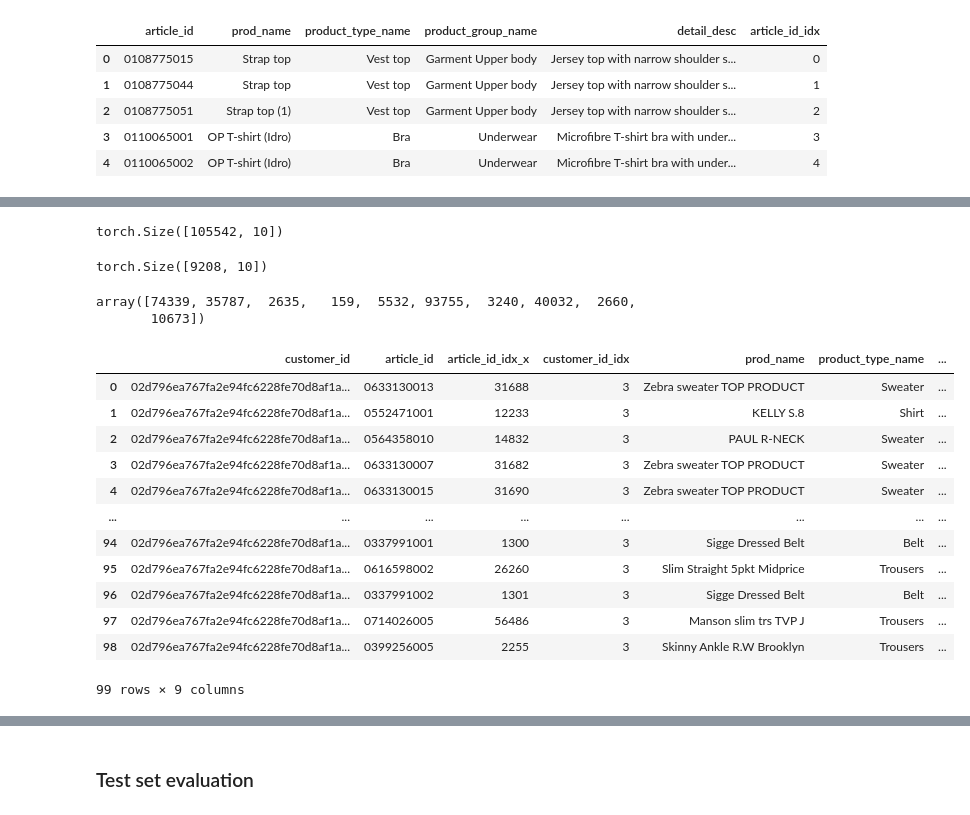
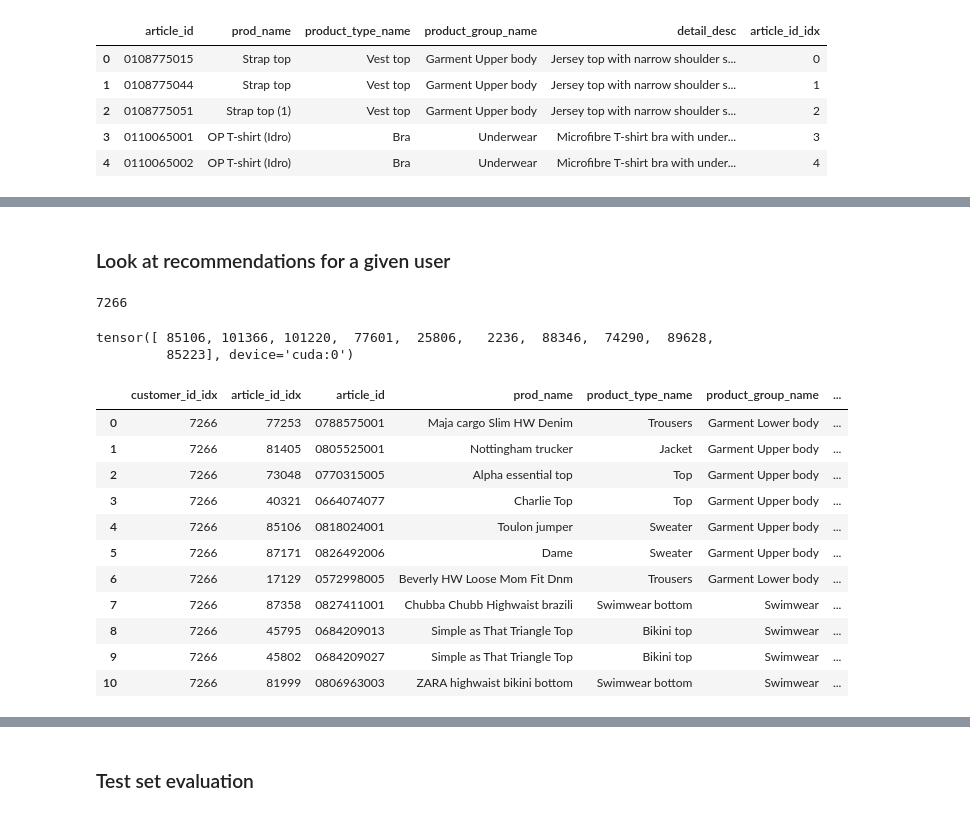
Before and after one commit to stevieg3/fashion-recommendations, a Jupyter notebook: notebooks/09-CF Weighted Matrix Factorisation.ipynb, the cells around one changed output, grey strips where cells are left out. Drawn from its saved outputs; the diff is of its cells as text; code cells hidden in the pictures.

```diff
--- a/notebooks/09-CF Weighted Matrix Factorisation.ipynb
+++ b/notebooks/09-CF Weighted Matrix Factorisation.ipynb
@@ -230,3 +240,5 @@ train_set.head()
+# %%
+train_set = train_set.copy()[train_set['t_dat'] > endm1 - datetime.timedelta(days=7*52)]
 # %%
 train_set_processed = train_set.copy()[['customer_id_idx', 'article_id_idx']].drop_duplicates(subset=['customer_id_idx', 'article_id_idx'])
 train_set_processed.shape
@@ -566,8 +592,0 @@ train_set_processed[train_set_processed['customer_id_idx'] == 0]
-# %%
-matrix_fact_model.item_embeddings.weight.shape
-# %% [output]
-torch.Size([105542, 10])
-# %%
-matrix_fact_model.user_embeddings.weight.shape
-# %% [output]
-torch.Size([9208, 10])
@@ -576,8 +593,7 @@ pred = torch.matmul(matrix_fact_model.user_embeddings.weight[3, :], matrix_fact_
-# %%
-k = 10
-
-closest_k = np.flip(np.argsort(pred))[:k]
-closest_k
-# %% [output]
-array([74339, 35787,  2635,   159,  5532, 93755,  3240, 40032,  2660,
-       10673])
+# %% [markdown]
+### Look at recommendations for a given user
+# %%
+sample_customer = train_set_processed.sample(n=1)['customer_id_idx'].item()
+sample_customer
+# %% [output]
+7266
@@ -584,20 +602,26 @@ array([74339, 35787,  2635,   159,  5532, 93755,  3240, 40032,  2660,
+# %%
+closest_k = torch.topk(pred, k=10).indices
+closest_k
+# %% [output]
+tensor([ 85106, 101366, 101220,  77601,  25806,   2236,  88346,  74290,  89628,
+         85223], device='cuda:0')
 # %%
-train_set_processed[train_set_processed['customer_id_idx'] == 3].merge(
+# Previous purchases
+train_set_processed[train_set_processed['customer_id_idx'] == sample_customer].merge(
     articles_df,
-    on='article_id'
+    on='article_id_idx'
 )
 # %% [output]
-|  | customer_id | article_id | article_id_idx_x | customer_id_idx | prod_name | product_type_name | ... |
-| 0 | 02d796ea767fa2e94fc6228fe70d8af1a... | 0633130013 | 31688 | 3 | Zebra sweater TOP PRODUCT | Sweater | ... |
-| 1 | 02d796ea767fa2e94fc6228fe70d8af1a... | 0552471001 | 12233 | 3 | KELLY S.8 | Shirt | ... |
-| 2 | 02d796ea767fa2e94fc6228fe70d8af1a... | 0564358010 | 14832 | 3 | PAUL R-NECK | Sweater | ... |
-| 3 | 02d796ea767fa2e94fc6228fe70d8af1a... | 0633130007 | 31682 | 3 | Zebra sweater TOP PRODUCT | Sweater | ... |
-| 4 | 02d796ea767fa2e94fc6228fe70d8af1a... | 0633130015 | 31690 | 3 | Zebra sweater TOP PRODUCT | Sweater | ... |
-| ... | ... | ... | ... | ... | ... | ... | ... |
-| 94 | 02d796ea767fa2e94fc6228fe70d8af1a... | 0337991001 | 1300 | 3 | Sigge Dressed Belt | Belt | ... |
-| 95 | 02d796ea767fa2e94fc6228fe70d8af1a... | 0616598002 | 26260 | 3 | Slim Straight 5pkt Midprice | Trousers | ... |
-| 96 | 02d796ea767fa2e94fc6228fe70d8af1a... | 0337991002 | 1301 | 3 | Sigge Dressed Belt | Belt | ... |
-| 97 | 02d796ea767fa2e94fc6228fe70d8af1a... | 0714026005 | 56486 | 3 | Manson slim trs TVP J | Trousers | ... |
-| 98 | 02d796ea767fa2e94fc6228fe70d8af1a... | 0399256005 | 2255 | 3 | Skinny Ankle R.W Brooklyn | Trousers | ... |
+|  | customer_id_idx | article_id_idx | article_id | prod_name | product_type_name | product_group_name | ... |
+| 0 | 7266 | 77253 | 0788575001 | Maja cargo Slim HW Denim | Trousers | Garment Lower body | ... |
+| 1 | 7266 | 81405 | 0805525001 | Nottingham trucker | Jacket | Garment Upper body | ... |
+| 2 | 7266 | 73048 | 0770315005 | Alpha essential top | Top | Garment Upper body | ... |
+| 3 | 7266 | 40321 | 0664074077 | Charlie Top | Top | Garment Upper body | ... |
+| 4 | 7266 | 85106 | 0818024001 | Toulon jumper | Sweater | Garment Upper body | ... |
+| 5 | 7266 | 87171 | 0826492006 | Dame | Sweater | Garment Upper body | ... |
+| 6 | 7266 | 17129 | 0572998005 | Beverly HW Loose Mom Fit Dnm | Trousers | Garment Lower body | ... |
+| 7 | 7266 | 87358 | 0827411001 | Chubba Chubb Highwaist brazili | Swimwear bottom | Swimwear | ... |
+| 8 | 7266 | 45795 | 0684209013 | Simple as That Triangle Top | Bikini top | Swimwear | ... |
+| 9 | 7266 | 45802 | 0684209027 | Simple as That Triangle Top | Bikini top | Swimwear | ... |
+| 10 | 7266 | 81999 | 0806963003 | ZARA highwaist bikini bottom | Swimwear bottom | Swimwear | ... |
-99 rows × 9 columns
 # %%
```
Also changed, not shown: parts of 43 cells of this notebook.
